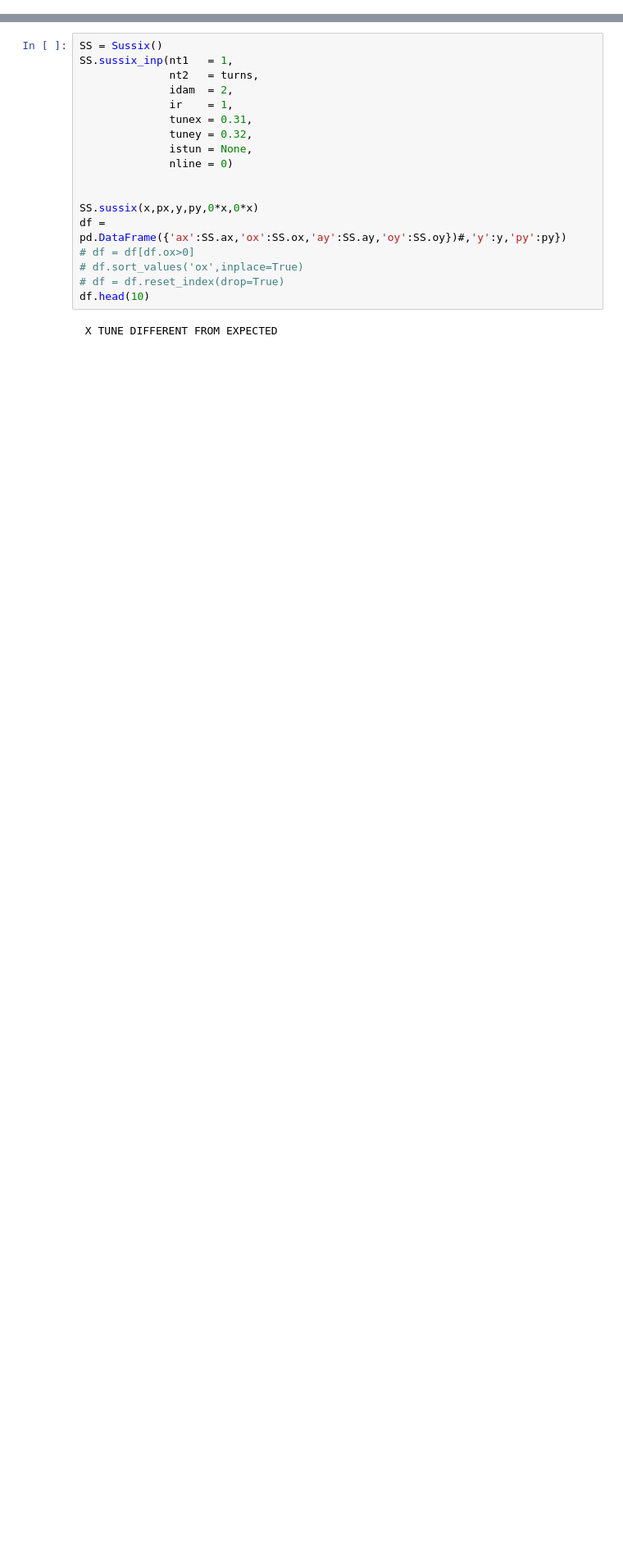
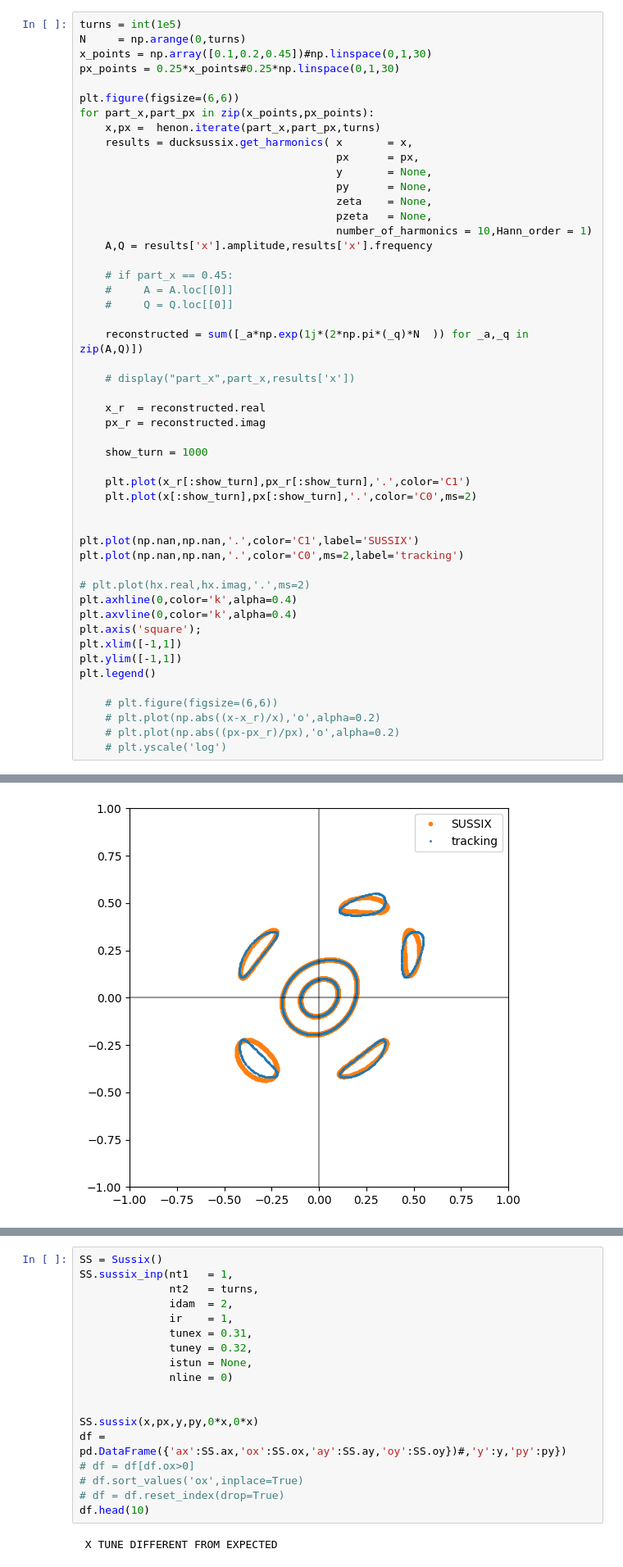
Before and after one commit to pbelange/PySUSSIX, a Jupyter notebook: test_sussix.ipynb, the cells around one changed output, grey strips where cells are left out. Shown at 82% size. Cells and saved outputs as stored; diff of their text form; blank space fills up the shorter version.

```diff
--- a/test_sussix.ipynb
+++ b/test_sussix.ipynb
@@ -52,0 +156,51 @@ plt.axis('square');
+# %%
+turns = int(1e5)
+N     = np.arange(0,turns)
+x_points = np.array([0.1,0.2,0.45])#np.linspace(0,1,30)
+px_points = 0.25*x_points#0.25*np.linspace(0,1,30)
+
+plt.figure(figsize=(6,6))
+for part_x,part_px in zip(x_points,px_points):
+    x,px =  henon.iterate(part_x,part_px,turns)
+    results = ducksussix.get_harmonics( x       = x,
+                                        px      = px,
+                                        y       = None,
+                                        py      = None,
+                                        zeta    = None,
+                                        pzeta   = None,
+                                        number_of_harmonics = 10,Hann_order = 1)
+    A,Q = results['x'].amplitude,results['x'].frequency
+
+    # if part_x == 0.45:
+    #     A = A.loc[[0]]
+    #     Q = Q.loc[[0]]
+
+    reconstructed = sum([_a*np.exp(1j*(2*np.pi*(_q)*N  )) for _a,_q in zip(A,Q)])
+
+    # display("part_x",part_x,results['x'])
+
+    x_r  = reconstructed.real
+    px_r = reconstructed.imag
+
+    show_turn = 1000
+
+    plt.plot(x_r[:show_turn],px_r[:show_turn],'.',color='C1')
+    plt.plot(x[:show_turn],px[:show_turn],'.',color='C0',ms=2)
+
+
+plt.plot(np.nan,np.nan,'.',color='C1',label='SUSSIX')
+plt.plot(np.nan,np.nan,'.',color='C0',ms=2,label='tracking')
+
+# plt.plot(hx.real,hx.imag,'.',ms=2)
+plt.axhline(0,color='k',alpha=0.4)
+plt.axvline(0,color='k',alpha=0.4)
+plt.axis('square');
+plt.xlim([-1,1])
+plt.ylim([-1,1])
+plt.legend()
+
+    # plt.figure(figsize=(6,6))
+    # plt.plot(np.abs((x-x_r)/x),'o',alpha=0.2)
+    # plt.plot(np.abs((px-px_r)/px),'o',alpha=0.2)
+    # plt.yscale('log')
+# %% [output]
@@ -52,0 +208 @@ plt.axis('square');
+[figure, added]
```
Also changed, not shown: parts of 21 cells of this notebook, 5 other files.
